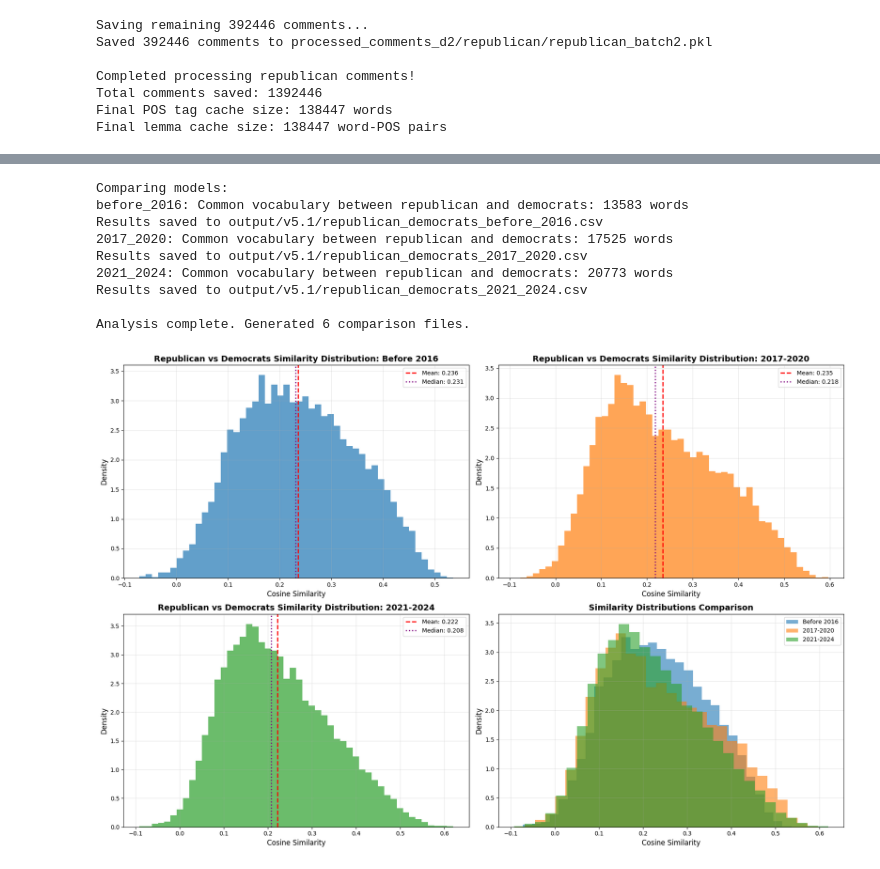
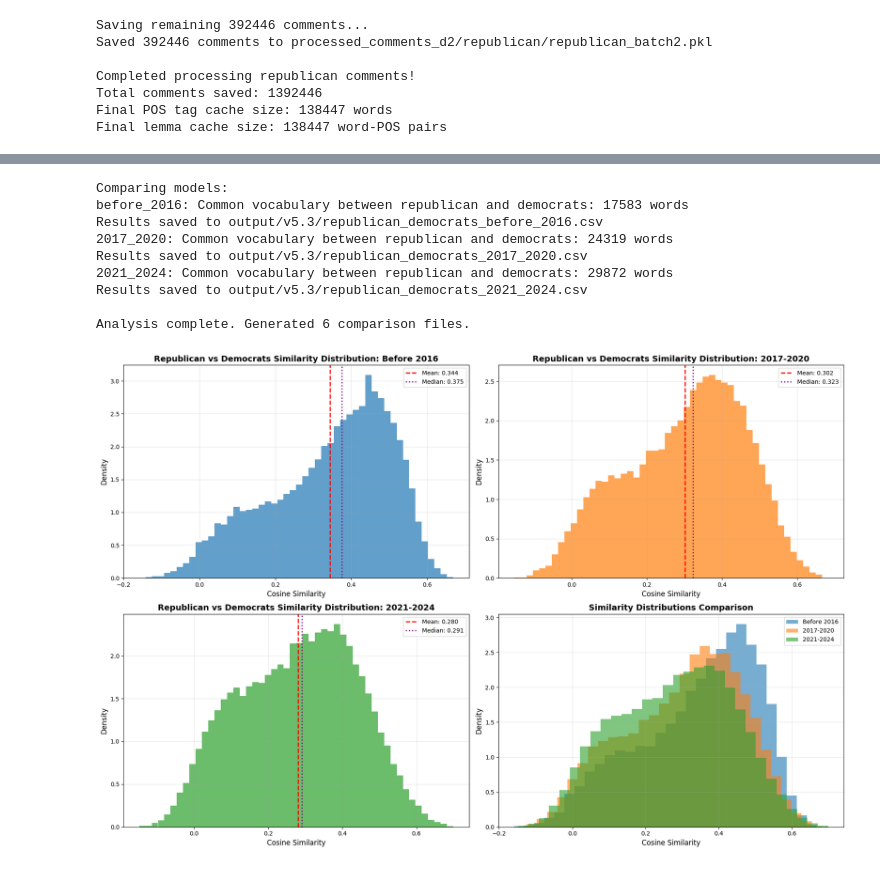
Before and after one commit to Lucas265163/Different-Word-Usage-on-Different-Subreddits, a Jupyter notebook: build_model_d3.ipynb, the cells around one changed output, grey strips where cells are left out. Drawn from its saved outputs; the diff is of its cells as text; code cells hidden in the pictures.

```diff
--- a/build_model_d3.ipynb
+++ b/build_model_d3.ipynb
@@ -707,12 +721,12 @@ def compare_subreddit_embeddings_by_period(model1, model2, subreddit1_name, subr
     return df
 
 # Democrats vs Republicans
-democrats_before_2016 = gensim.models.Word2Vec.load("models/model_v5.2/democrats_before_2016.model")
-democrats_2017_2020 = gensim.models.Word2Vec.load("models/model_v5.2/democrats_2017_2020.model")
-democrats_2021_2024 = gensim.models.Word2Vec.load("models/model_v5.2/democrats_2021_2024.model")
-republican_before_2016 = gensim.models.Word2Vec.load("models/model_v5.2/republican_before_2016.model")
-republican_2017_2020 = gensim.models.Word2Vec.load("models/model_v5.2/republican_2017_2020.model")
-republican_2021_2024 = gensim.models.Word2Vec.load("models/model_v5.2/republican_2021_2024.model")
+democrats_before_2016 = gensim.models.Word2Vec.load("models/model_v5.3/democrats_before_2016.model")
+democrats_2017_2020 = gensim.models.Word2Vec.load("models/model_v5.3/democrats_2017_2020.model")
+democrats_2021_2024 = gensim.models.Word2Vec.load("models/model_v5.3/democrats_2021_2024.model")
+republican_before_2016 = gensim.models.Word2Vec.load("models/model_v5.3/republican_before_2016.model")
+republican_2017_2020 = gensim.models.Word2Vec.load("models/model_v5.3/republican_2017_2020.model")
+republican_2021_2024 = gensim.models.Word2Vec.load("models/model_v5.3/republican_2021_2024.model")
 # backpacking_before_2016 = gensim.models.Word2Vec.load("models/model_v5.1/backpacking_before_2016.model")
 # backpacking_2017_2020 = gensim.models.Word2Vec.load("models/model_v5.1/backpacking_2017_2020.model")
 # backpacking_2021_2024 = gensim.models.Word2Vec.load("models/model_v5.1/backpacking_2021_2024.model")
@@ -722,7 +736,7 @@ republican_2021_2024 = gensim.models.Word2Vec.load("models/model_v5.2/republican
 
 
 # Define output directory
-output_dir = "output/v5.2"
+output_dir = "output/v5.3"
 os.makedirs(output_dir, exist_ok=True)
 
 print("\nComparing models:")
@@ -792,12 +806,12 @@ compare_subreddit_embeddings_by_period(
 print("\nAnalysis complete. Generated 6 comparison files.")
 # %% [output]
 Comparing models:
-before_2016: Common vocabulary between republican and democrats: 13583 words
-Results saved to output/v5.1/republican_democrats_before_2016.csv
-2017_2020: Common vocabulary between republican and democrats: 17525 words
-Results saved to output/v5.1/republican_democrats_2017_2020.csv
-2021_2024: Common vocabulary between republican and democrats: 20773 words
-Results saved to output/v5.1/republican_democrats_2021_2024.csv
+before_2016: Common vocabulary between republican and democrats: 17583 words
+Results saved to output/v5.3/republican_democrats_before_2016.csv
+2017_2020: Common vocabulary between republican and democrats: 24319 words
+Results saved to output/v5.3/republican_democrats_2017_2020.csv
+2021_2024: Common vocabulary between republican and democrats: 29872 words
+Results saved to output/v5.3/republican_democrats_2021_2024.csv
 
 Analysis complete. Generated 6 comparison files.
 # %%
@@ -852,35 +866,35 @@ def analyze_similarity_distributions(df_before_2016, df_2017_2020, df_2021_2024,
     plt.grid(True, alpha=0.3)
 
     plt.tight_layout()
-    plt.savefig(f"output/v5.2/{subreddit1}_{subreddit2}_similarity_distributions.png")
+    plt.savefig(f"output/v5.3/{subreddit1}_{subreddit2}_similarity_distributions.png")
     plt.show()
 
 
 
 # Run the analysis
 # Read the CSV files
-republican_democrats_before_2016 = pd.read_csv("output/v5.2/republican_democrats_before_2016.csv")
-republican_democrats_2017_2020 = pd.read_csv("output/v5.2/republican_democrats_2017_2020.csv")
-republican_democrats_2021_2024 = pd.read_csv("output/v5.2/republican_democrats_2021_2024.csv")
+republican_democrats_before_2016 = pd.read_csv("output/v5.3/republican_democrats_before_2016.csv")
+republican_democrats_2017_2020 = pd.read_csv("output/v5.3/republican_democrats_2017_2020.csv")
+republican_democrats_2021_2024 = pd.read_csv("output/v5.3/republican_democrats_2021_2024.csv")
 # backpacking_vagabond_before_2016 = pd.read_csv("output/v5.1/backpacking_vagabond_before_2016.csv")
 # backpacking_vagabond_2017_2020 = pd.read_csv("output/v5.1/backpacking_vagabond_2017_2020.csv")
 # backpacking_vagabond_2021_2024 = pd.read_csv("output/v5.1/backpacking_vagabond_2021_2024.csv")
 
 
 analyze_similarity_distributions(
     republican_democrats_before_2016,
     republican_democrats_2017_2020,
     republican_democrats_2021_2024,
     "Republican",
     "Democrats"
     )
 
 # analyze_similarity_distributions(
 #     backpacking_vagabond_before_2016,
 #     backpacking_vagabond_2017_2020,
 #     backpacking_vagabond_2021_2024,
 #     "Backpacking",
 #     "Vagabond"
 #     )
 # %% [output]
-[figure, old version]
+[figure, new version]
```
Also changed, not shown: parts of 1 cell of this notebook, 4 other files.
